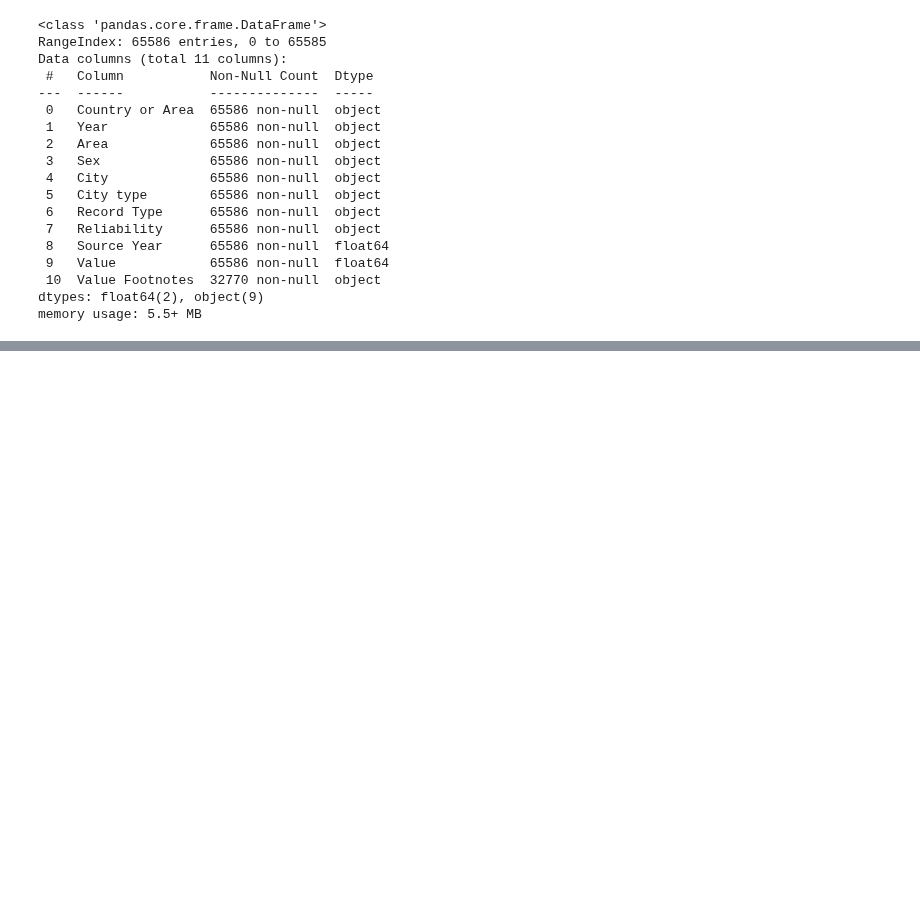
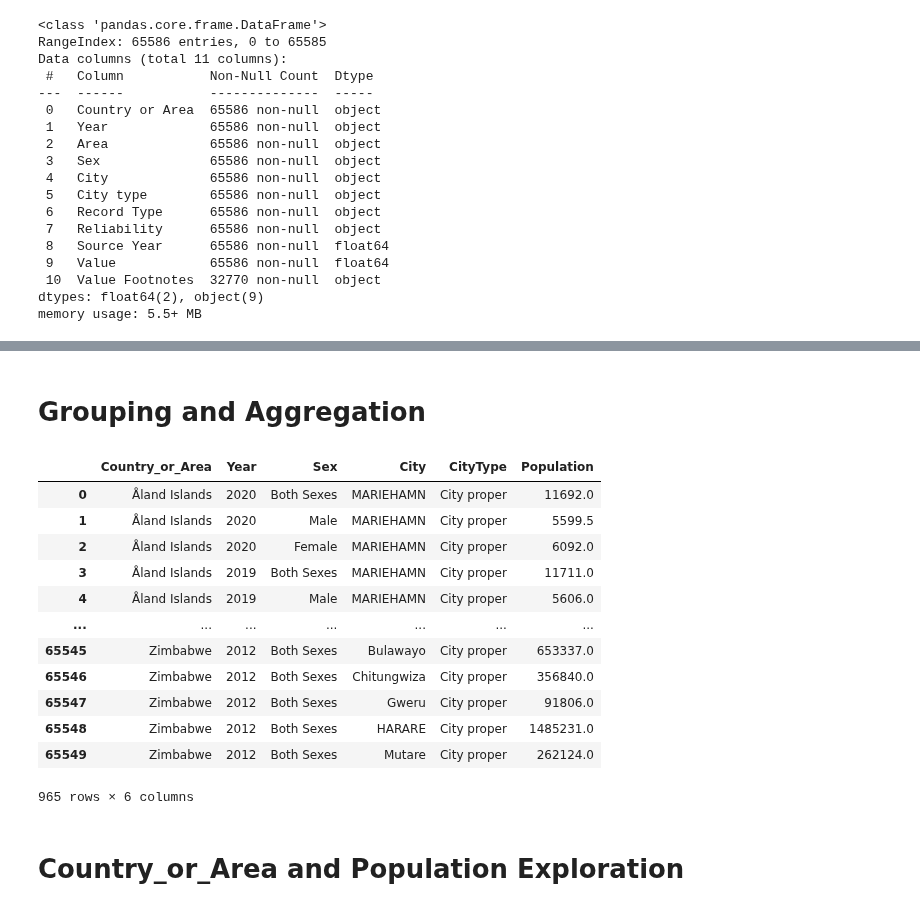
Before and after one commit to eldrigeampong/Data-Science, a Jupyter notebook: UN/Demographic Statistics Database/proj1.ipynb, the cells around one changed output, grey strips where cells are left out. Cells and saved outputs as stored; diff of their text form; code cells hidden in the pictures; blank space fills up the shorter version.

```diff
--- a/UN/Demographic Statistics Database/proj1.ipynb
+++ b/UN/Demographic Statistics Database/proj1.ipynb
@@ -561,0 +199,21 @@ cnt_area_grp.get_group('Barbados')
+# %% [markdown]
+# Grouping and Aggregation
+# %%
+country_area_grouped = df1.groupby('Country_or_Area')
+country_area_grouped.head()
+# %% [output]
+|  | Country_or_Area | Year | Sex | City | CityType | Population |
+| 0 | Åland Islands | 2020 | Both Sexes | MARIEHAMN | City proper | 11692.0 |
+| 1 | Åland Islands | 2020 | Male | MARIEHAMN | City proper | 5599.5 |
+| 2 | Åland Islands | 2020 | Female | MARIEHAMN | City proper | 6092.0 |
+| 3 | Åland Islands | 2019 | Both Sexes | MARIEHAMN | City proper | 11711.0 |
+| 4 | Åland Islands | 2019 | Male | MARIEHAMN | City proper | 5606.0 |
+| ... | ... | ... | ... | ... | ... | ... |
+| 65545 | Zimbabwe | 2012 | Both Sexes | Bulawayo | City proper | 653337.0 |
+| 65546 | Zimbabwe | 2012 | Both Sexes | Chitungwiza | City proper | 356840.0 |
+| 65547 | Zimbabwe | 2012 | Both Sexes | Gweru | City proper | 91806.0 |
+| 65548 | Zimbabwe | 2012 | Both Sexes | HARARE | City proper | 1485231.0 |
+| 65549 | Zimbabwe | 2012 | Both Sexes | Mutare | City proper | 262124.0 |
+965 rows × 6 columns
+# %% [markdown]
+# Country_or_Area and Population Exploration
```
Also changed, not shown: parts of 70 cells of this notebook, 1 other file.
